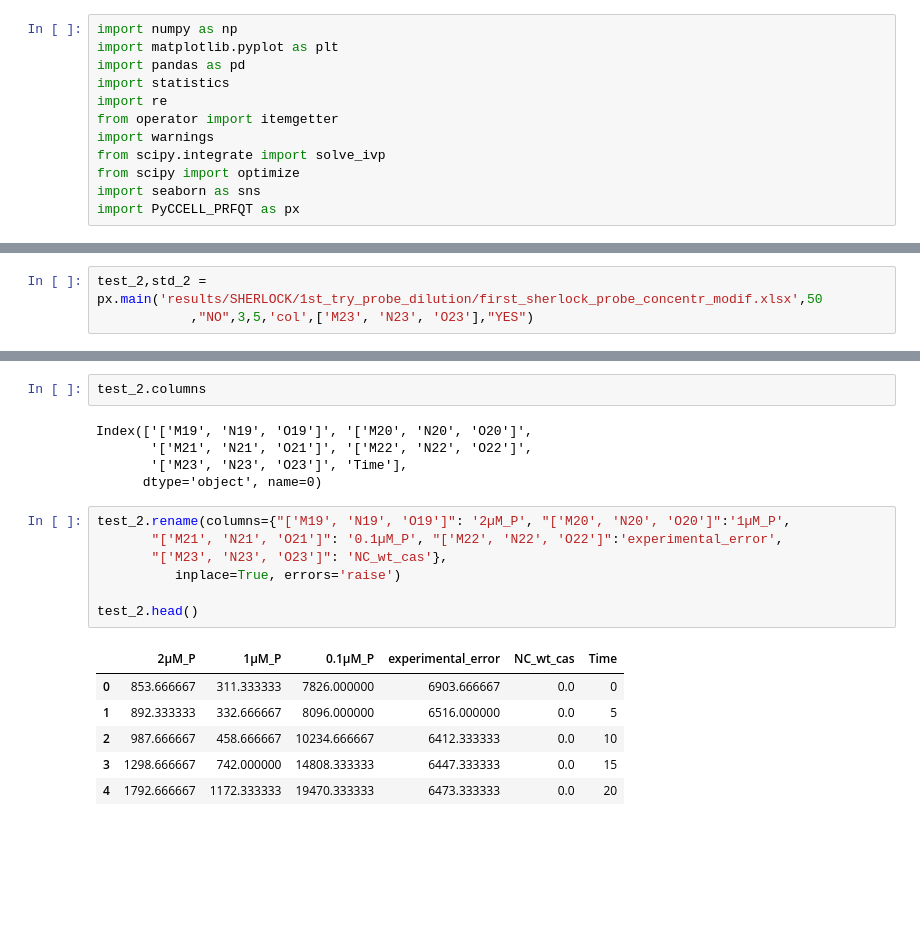
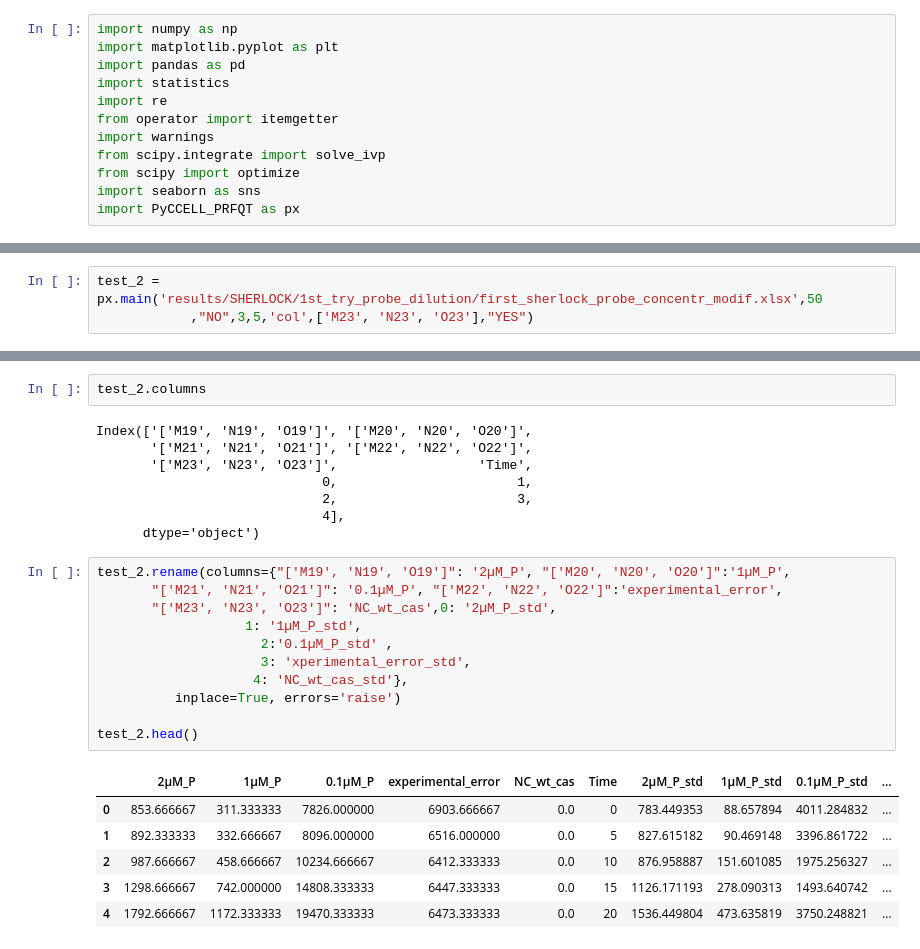
Before and after one commit to NessLfy/iGEM, a Jupyter notebook: SHERLOCK_probe_dilution.ipynb, the cells around one changed output, grey strips where cells are left out. Drawn from its saved outputs; the diff is of its cells as text; blank space fills up the shorter version.

```diff
--- a/SHERLOCK_probe_dilution.ipynb
+++ b/SHERLOCK_probe_dilution.ipynb
@@ -99,7 +97,7 @@ plt.show()
 # %% [output]
 [figure]
 # %%
-test_2,std_2 = px.main('results/SHERLOCK/1st_try_probe_dilution/first_sherlock_probe_concentr_modif.xlsx',50
+test_2 = px.main('results/SHERLOCK/1st_try_probe_dilution/first_sherlock_probe_concentr_modif.xlsx',50
             ,"NO",3,5,'col',['M23', 'N23', 'O23'],"YES")
 # %% [output]
 [figure]
@@ -109,22 +107,29 @@ test_2.columns
 # %% [output]
 Index(['['M19', 'N19', 'O19']', '['M20', 'N20', 'O20']',
        '['M21', 'N21', 'O21']', '['M22', 'N22', 'O22']',
-       '['M23', 'N23', 'O23']', 'Time'],
-      dtype='object', name=0)
+       '['M23', 'N23', 'O23']',                  'Time',
+                             0,                       1,
+                             2,                       3,
+                             4],
+      dtype='object')
 # %%
 test_2.rename(columns={"['M19', 'N19', 'O19']": '2µM_P', "['M20', 'N20', 'O20']":'1µM_P',
        "['M21', 'N21', 'O21']": '0.1µM_P', "['M22', 'N22', 'O22']":'experimental_error',
-       "['M23', 'N23', 'O23']": 'NC_wt_cas'},
+       "['M23', 'N23', 'O23']": 'NC_wt_cas',0: '2µM_P_std',
+                   1: '1µM_P_std',
+                     2:'0.1µM_P_std' ,
+                     3: 'xperimental_error_std',
+                    4: 'NC_wt_cas_std'},
           inplace=True, errors='raise')
 
 test_2.head()
 # %% [output]
-|  | 2µM_P | 1µM_P | 0.1µM_P | experimental_error | NC_wt_cas | Time |
-| 0 | 853.666667 | 311.333333 | 7826.000000 | 6903.666667 | 0.0 | 0 |
-| 1 | 892.333333 | 332.666667 | 8096.000000 | 6516.000000 | 0.0 | 5 |
-| 2 | 987.666667 | 458.666667 | 10234.666667 | 6412.333333 | 0.0 | 10 |
-| 3 | 1298.666667 | 742.000000 | 14808.333333 | 6447.333333 | 0.0 | 15 |
-| 4 | 1792.666667 | 1172.333333 | 19470.333333 | 6473.333333 | 0.0 | 20 |
+|  | 2µM_P | 1µM_P | 0.1µM_P | experimental_error | NC_wt_cas | Time | 2µM_P_std | 1µM_P_std | 0.1µM_P_std | ... |
+| 0 | 853.666667 | 311.333333 | 7826.000000 | 6903.666667 | 0.0 | 0 | 783.449353 | 88.657894 | 4011.284832 | ... |
+| 1 | 892.333333 | 332.666667 | 8096.000000 | 6516.000000 | 0.0 | 5 | 827.615182 | 90.469148 | 3396.861722 | ... |
+| 2 | 987.666667 | 458.666667 | 10234.666667 | 6412.333333 | 0.0 | 10 | 876.958887 | 151.601085 | 1975.256327 | ... |
+| 3 | 1298.666667 | 742.000000 | 14808.333333 | 6447.333333 | 0.0 | 15 | 1126.171193 | 278.090313 | 1493.640742 | ... |
+| 4 | 1792.666667 | 1172.333333 | 19470.333333 | 6473.333333 | 0.0 | 20 | 1536.449804 | 473.635819 | 3750.248821 | ... |
 # %%
 fig,ax = plt.subplots(1,2)
 fig.set_size_inches(15,5)
```
Also changed, not shown: parts of 22 cells of this notebook, 5 other files.
